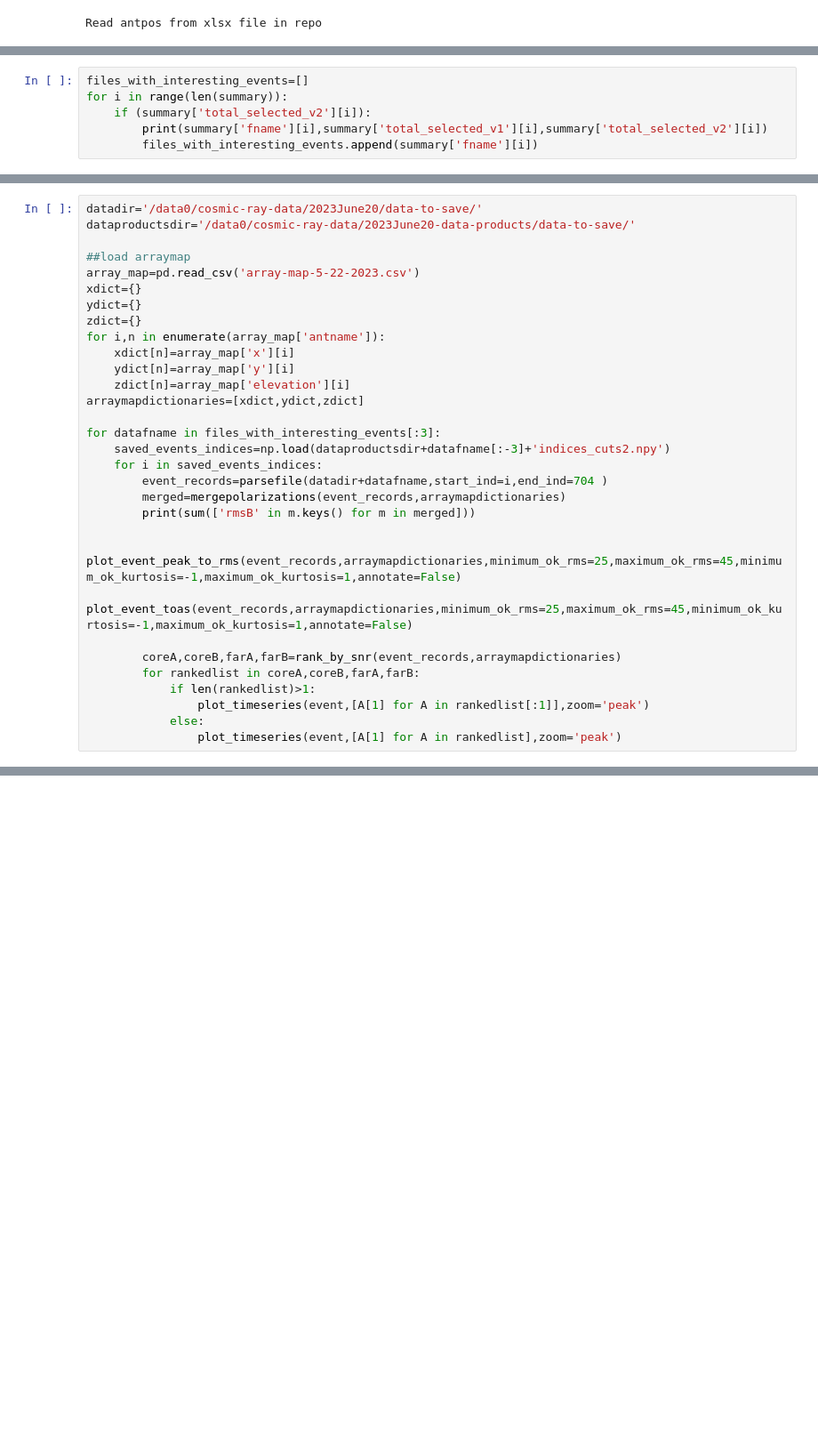
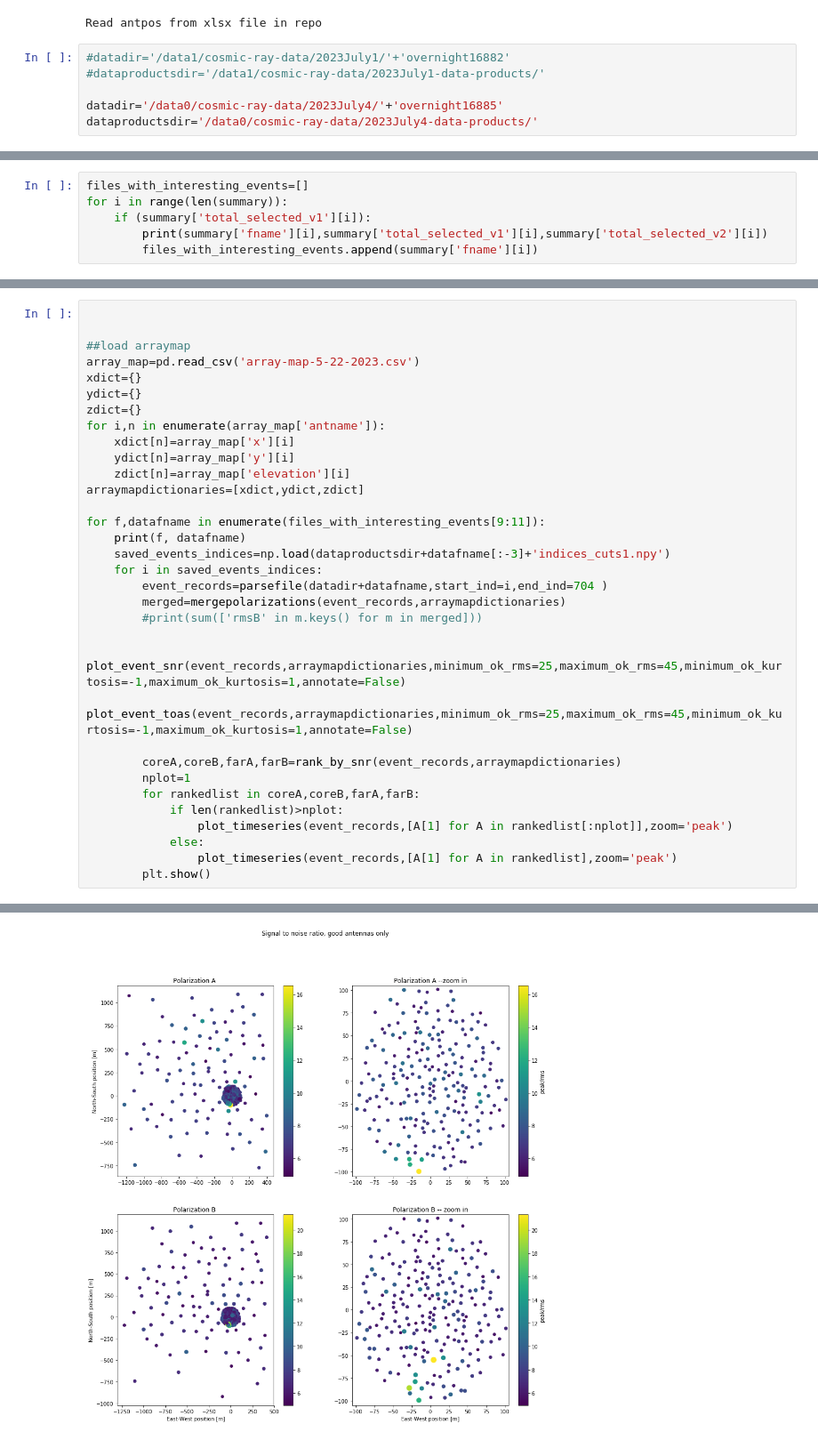
Before and after one commit to kathrynplant/lwa-cosmic-rays, a Jupyter notebook: explore-events-passing-first-cuts.ipynb, the cells around one changed output, grey strips where cells are left out. Shown at 89% size. Saved outputs shown, nothing was run; the diff lists cells and outputs as text; blank space fills up the shorter version.

```diff
--- a/explore-events-passing-first-cuts.ipynb
+++ b/explore-events-passing-first-cuts.ipynb
@@ -11,6 +11,12 @@ import scipy.stats as st
 import math
 # %% [output]
 Read antpos from xlsx file in repo
+# %%
+#datadir='/data1/cosmic-ray-data/2023July1/'+'overnight16882'
+#dataproductsdir='/data1/cosmic-ray-data/2023July1-data-products/'
+
+datadir='/data0/cosmic-ray-data/2023July4/'+'overnight16885'
+dataproductsdir='/data0/cosmic-ray-data/2023July4-data-products/'
 # %%
 #summary_filename='/data0/cosmic-ray-data/2023May3-dataproducts/summary.txt'
 summary_filename0='/data0/cosmic-ray-data/2023June20-data-products/summary.txt'
@@ -141,7 +155,7 @@ No events passed the v1 cut in the night of June 20, so I'm plotting the v2 cuts
 # %%
 files_with_interesting_events=[]
 for i in range(len(summary)):
-    if (summary['total_selected_v2'][i]):
+    if (summary['total_selected_v1'][i]):
         print(summary['fname'][i],summary['total_selected_v1'][i],summary['total_selected_v2'][i])
         files_with_interesting_events.append(summary['fname'][i])
 # %% [output]
@@ -154,6 +177,5 @@ overnight1687339688.548277.dat 0 1
 # %%
-datadir='/data0/cosmic-ray-data/2023June20/data-to-save/'
-dataproductsdir='/data0/cosmic-ray-data/2023June20-data-products/data-to-save/'
+
 
 ##load arraymap
 array_map=pd.read_csv('array-map-5-22-2023.csv')
@@ -166,20 +188,23 @@ for i,n in enumerate(array_map['antname']):
     zdict[n]=array_map['elevation'][i]
 arraymapdictionaries=[xdict,ydict,zdict]
 
-for datafname in files_with_interesting_events[:3]:
-    saved_events_indices=np.load(dataproductsdir+datafname[:-3]+'indices_cuts2.npy')
+for f,datafname in enumerate(files_with_interesting_events[9:11]):
+    print(f, datafname)
+    saved_events_indices=np.load(dataproductsdir+datafname[:-3]+'indices_cuts1.npy')
     for i in saved_events_indices:
         event_records=parsefile(datadir+datafname,start_ind=i,end_ind=704 )
         merged=mergepolarizations(event_records,arraymapdictionaries)
-        print(sum(['rmsB' in m.keys() for m in merged]))
+        #print(sum(['rmsB' in m.keys() for m in merged]))
 
-        plot_event_peak_to_rms(event_records,arraymapdictionaries,minimum_ok_rms=25,maximum_ok_rms=45,minimum_ok_kurtosis=-1,maximum_ok_kurtosis=1,annotate=False)
+        plot_event_snr(event_records,arraymapdictionaries,minimum_ok_rms=25,maximum_ok_rms=45,minimum_ok_kurtosis=-1,maximum_ok_kurtosis=1,annotate=False)
         plot_event_toas(event_records,arraymapdictionaries,minimum_ok_rms=25,maximum_ok_rms=45,minimum_ok_kurtosis=-1,maximum_ok_kurtosis=1,annotate=False)
 
         coreA,coreB,farA,farB=rank_by_snr(event_records,arraymapdictionaries)
+        nplot=1
         for rankedlist in coreA,coreB,farA,farB:
-            if len(rankedlist)>1:
-                plot_timeseries(event,[A[1] for A in rankedlist[:1]],zoom='peak')
+            if len(rankedlist)>nplot:
+                plot_timeseries(event_records,[A[1] for A in rankedlist[:nplot]],zoom='peak')
             else:
-                plot_timeseries(event,[A[1] for A in rankedlist],zoom='peak')
+                plot_timeseries(event_records,[A[1] for A in rankedlist],zoom='peak')
+        plt.show()
 # %% [output]
@@ -186,0 +212 @@ for datafname in files_with_interesting_events[:3]:
+[figure, added]
```
Also changed, not shown: parts of 23 cells of this notebook, 1 other file.
